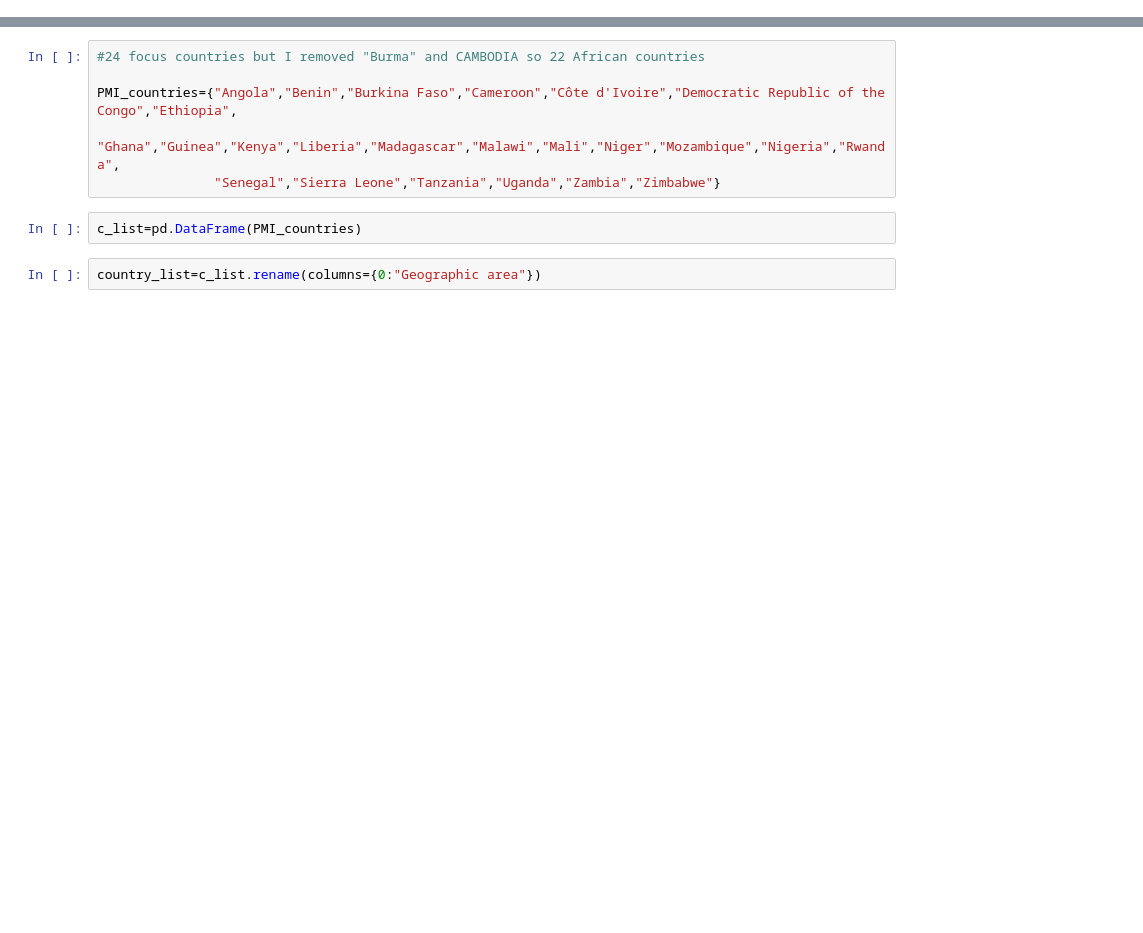
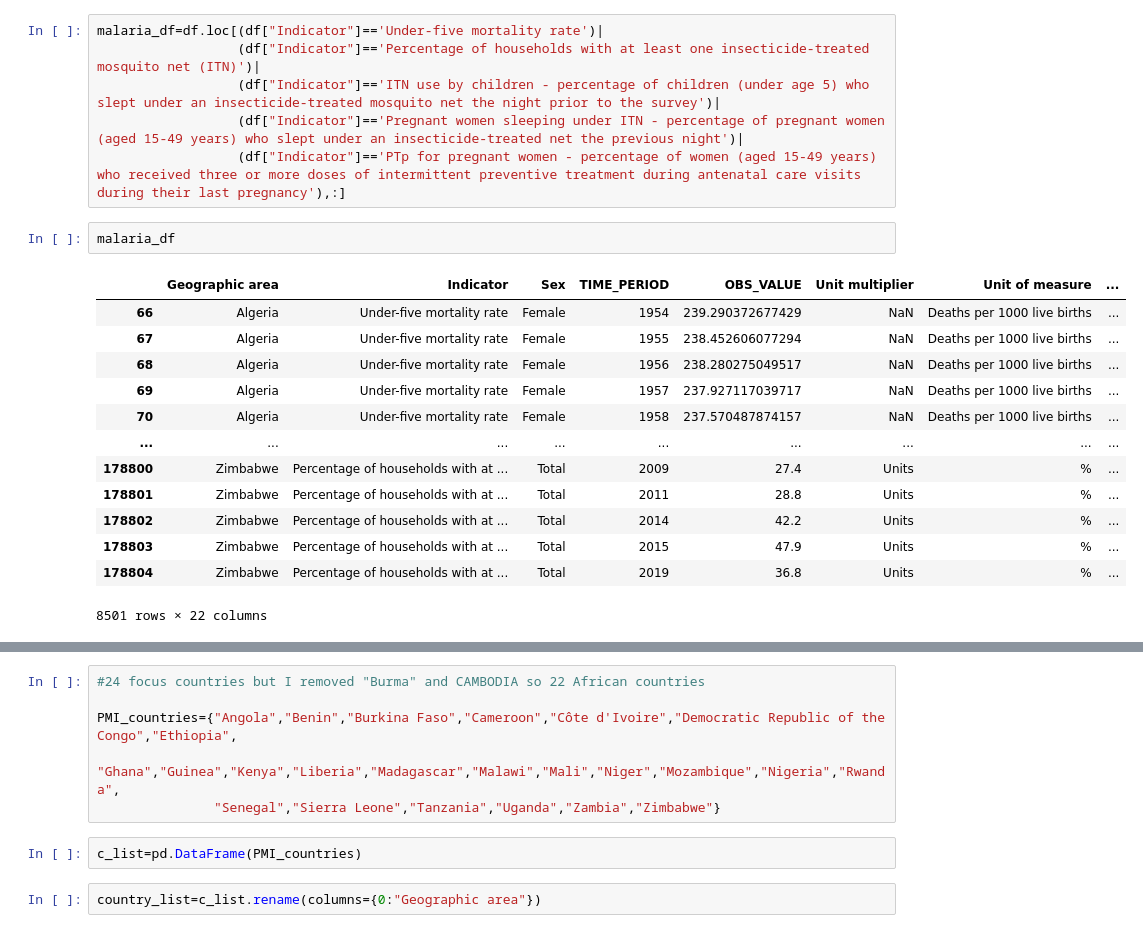
Before and after one commit to clemiblac/US_Africa_Policy, a Jupyter notebook: PMI countries vs non PMI.ipynb, the cells around one changed output, grey strips where cells are left out. Saved outputs shown, nothing was run; the diff lists cells and outputs as text; blank space fills up the shorter version.

```diff
--- a/PMI countries vs non PMI.ipynb
+++ b/PMI countries vs non PMI.ipynb
@@ -0,0 +62,22 @@
+# %%
+malaria_df=df.loc[(df["Indicator"]=='Under-five mortality rate')|
+                  (df["Indicator"]=='Percentage of households with at least one insecticide-treated mosquito net (ITN)')|
+                  (df["Indicator"]=='ITN use by children - percentage of children (under age 5) who slept under an insecticide-treated mosquito net the night prior to the survey')|
+                  (df["Indicator"]=='Pregnant women sleeping under ITN - percentage of pregnant women (aged 15-49 years) who slept under an insecticide-treated net the previous night')|
+                  (df["Indicator"]=='PTp for pregnant women - percentage of women (aged 15-49 years) who received three or more doses of intermittent preventive treatment during antenatal care visits during their last pregnancy'),:]
+# %%
+malaria_df
+# %% [output]
+|  | Geographic area | Indicator | Sex | TIME_PERIOD | OBS_VALUE | Unit multiplier | Unit of measure | ... |
+| 66 | Algeria | Under-five mortality rate | Female | 1954 | 239.290372677429 | NaN | Deaths per 1000 live births | ... |
+| 67 | Algeria | Under-five mortality rate | Female | 1955 | 238.452606077294 | NaN | Deaths per 1000 live births | ... |
+| 68 | Algeria | Under-five mortality rate | Female | 1956 | 238.280275049517 | NaN | Deaths per 1000 live births | ... |
+| 69 | Algeria | Under-five mortality rate | Female | 1957 | 237.927117039717 | NaN | Deaths per 1000 live births | ... |
+| 70 | Algeria | Under-five mortality rate | Female | 1958 | 237.570487874157 | NaN | Deaths per 1000 live births | ... |
+| ... | ... | ... | ... | ... | ... | ... | ... | ... |
+| 178800 | Zimbabwe | Percentage of households with at ... | Total | 2009 | 27.4 | Units | % | ... |
+| 178801 | Zimbabwe | Percentage of households with at ... | Total | 2011 | 28.8 | Units | % | ... |
+| 178802 | Zimbabwe | Percentage of households with at ... | Total | 2014 | 42.2 | Units | % | ... |
+| 178803 | Zimbabwe | Percentage of households with at ... | Total | 2015 | 47.9 | Units | % | ... |
+| 178804 | Zimbabwe | Percentage of households with at ... | Total | 2019 | 36.8 | Units | % | ... |
+8501 rows × 22 columns
```
Also changed, not shown: parts of 14 cells of this notebook, 2 other files.
